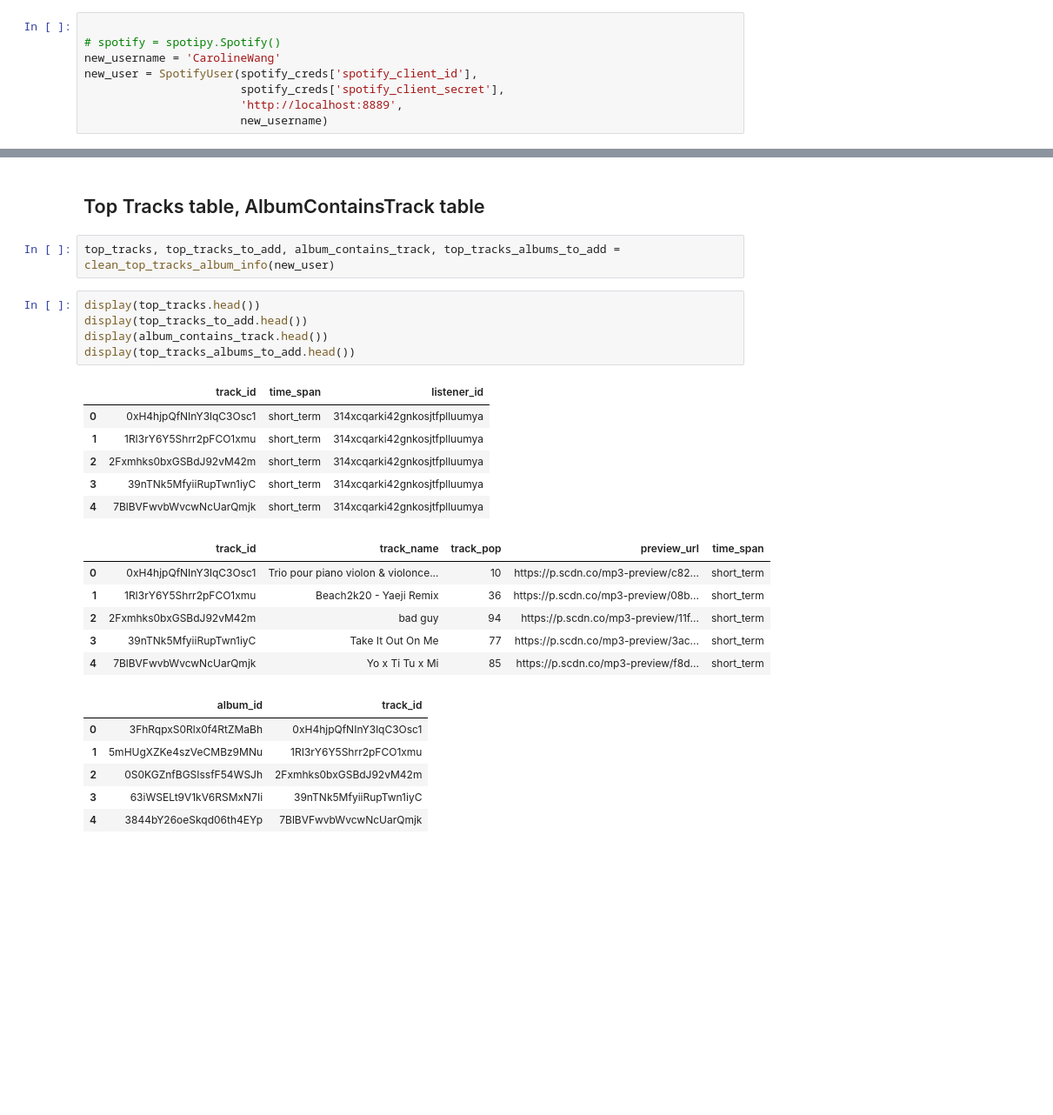
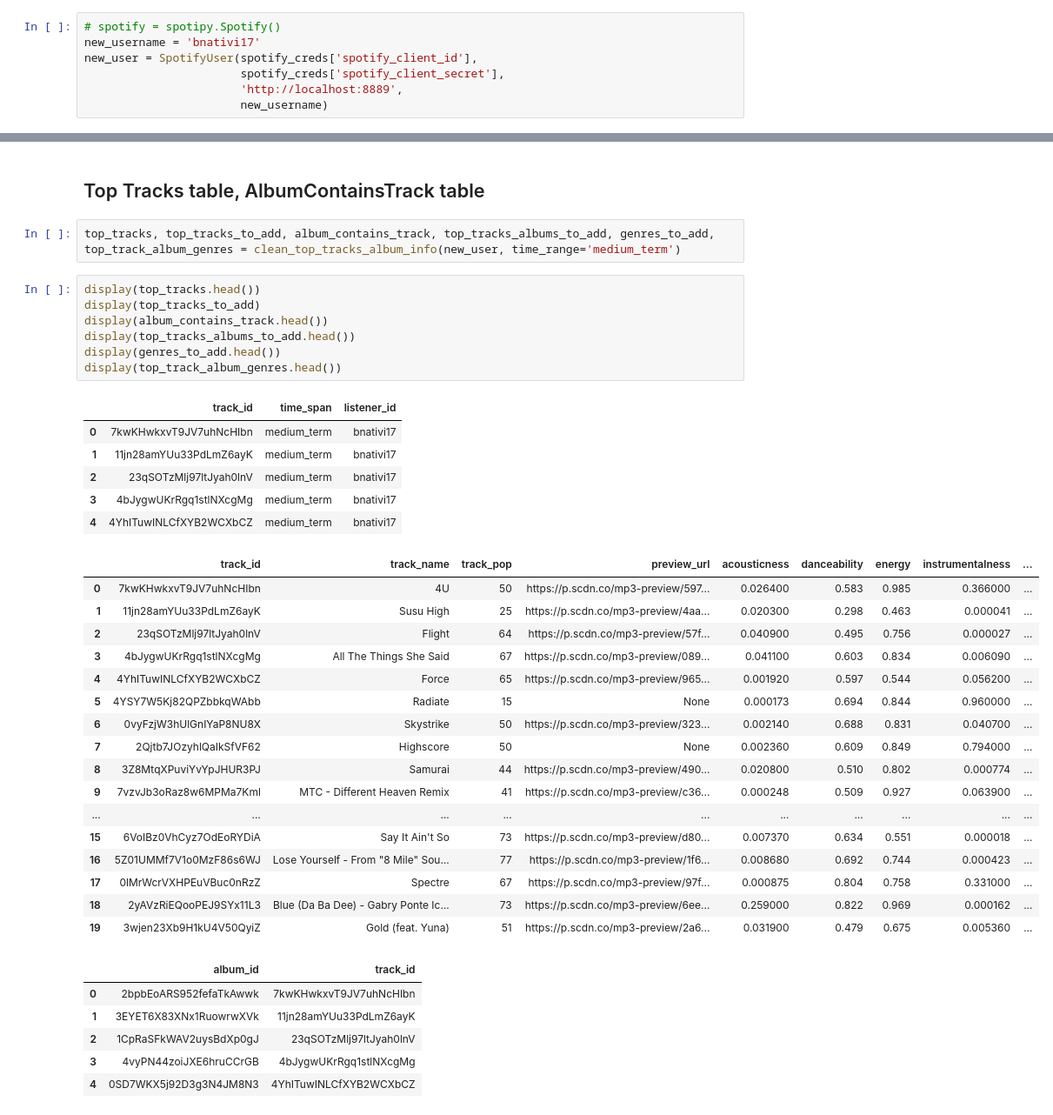
Before and after one commit to CS-316-Group/Project, a Jupyter notebook: notebooks/Spotify Data Cleaning Example.ipynb, the cells around one changed output, grey strips where cells are left out. Shown at 87% size. Saved outputs shown, nothing was run; the diff lists cells and outputs as text; blank space fills up the shorter version.

Commit message:
Genre and audio features data cleaning

```diff
--- a/notebooks/Spotify Data Cleaning Example.ipynb
+++ b/notebooks/Spotify Data Cleaning Example.ipynb
@@ -18,9 +18,8 @@ Current working directory is now:  C:\Users\Caroline Wang\OneDrive\Duke\Senior Y
 # %% [markdown]
 ## Example of pulling Spotify API data using Spotipy
 # %%
-
 # spotify = spotipy.Spotify()
-new_username = 'CarolineWang'
+new_username = 'bnativi17'
 new_user = SpotifyUser(spotify_creds['spotify_client_id'],
                        spotify_creds['spotify_client_secret'],
                        'http://localhost:8889',
@@ -58,28 +141,41 @@ display(top_track_created_by.head())
 # %% [markdown]
 ## Top Tracks table, AlbumContainsTrack table
 # %%
-top_tracks, top_tracks_to_add, album_contains_track, top_tracks_albums_to_add = clean_top_tracks_album_info(new_user)
+top_tracks, top_tracks_to_add, album_contains_track, top_tracks_albums_to_add, genres_to_add, top_track_album_genres = clean_top_tracks_album_info(new_user, time_range='medium_term')
 # %%
 display(top_tracks.head())
-display(top_tracks_to_add.head())
+display(top_tracks_to_add)
 display(album_contains_track.head())
 display(top_tracks_albums_to_add.head())
+display(genres_to_add.head())
+display(top_track_album_genres.head())
 # %% [output]
 |  | track_id | time_span | listener_id |
-| 0 | 0xH4hjpQfNInY3lqC3Osc1 | short_term | 314xcqarki42gnkosjtfplluumya |
-| 1 | 1RI3rY6Y5Shrr2pFCO1xmu | short_term | 314xcqarki42gnkosjtfplluumya |
-| 2 | 2Fxmhks0bxGSBdJ92vM42m | short_term | 314xcqarki42gnkosjtfplluumya |
-| 3 | 39nTNk5MfyiiRupTwn1iyC | short_term | 314xcqarki42gnkosjtfplluumya |
-| 4 | 7BlBVFwvbWvcwNcUarQmjk | short_term | 314xcqarki42gnkosjtfplluumya |
+| 0 | 7kwKHwkxvT9JV7uhNcHIbn | medium_term | bnativi17 |
+| 1 | 11jn28amYUu33PdLmZ6ayK | medium_term | bnativi17 |
+| 2 | 23qSOTzMlj97ltJyah0lnV | medium_term | bnativi17 |
+| 3 | 4bJygwUKrRgq1stlNXcgMg | medium_term | bnativi17 |
+| 4 | 4YhITuwINLCfXYB2WCXbCZ | medium_term | bnativi17 |
-|  | track_id | track_name | track_pop | preview_url | time_span |
-| 0 | 0xH4hjpQfNInY3lqC3Osc1 | Trio pour piano violon & violonce... | 10 | https://p.scdn.co/mp3-preview/c82... | short_term |
-| 1 | 1RI3rY6Y5Shrr2pFCO1xmu | Beach2k20 - Yaeji Remix | 36 | https://p.scdn.co/mp3-preview/08b... | short_term |
-| 2 | 2Fxmhks0bxGSBdJ92vM42m | bad guy | 94 | https://p.scdn.co/mp3-preview/11f... | short_term |
-| 3 | 39nTNk5MfyiiRupTwn1iyC | Take It Out On Me | 77 | https://p.scdn.co/mp3-preview/3ac... | short_term |
-| 4 | 7BlBVFwvbWvcwNcUarQmjk | Yo x Ti Tu x Mi | 85 | https://p.scdn.co/mp3-preview/f8d... | short_term |
+|  | track_id | track_name | track_pop | preview_url | acousticness | danceability | energy | instrumentalness | ... |
+| 0 | 7kwKHwkxvT9JV7uhNcHIbn | 4U | 50 | https://p.scdn.co/mp3-preview/597... | 0.026400 | 0.583 | 0.985 | 0.366000 | ... |
+| 1 | 11jn28amYUu33PdLmZ6ayK | Susu High | 25 | https://p.scdn.co/mp3-preview/4aa... | 0.020300 | 0.298 | 0.463 | 0.000041 | ... |
+| 2 | 23qSOTzMlj97ltJyah0lnV | Flight | 64 | https://p.scdn.co/mp3-preview/57f... | 0.040900 | 0.495 | 0.756 | 0.000027 | ... |
+| 3 | 4bJygwUKrRgq1stlNXcgMg | All The Things She Said | 67 | https://p.scdn.co/mp3-preview/089... | 0.041100 | 0.603 | 0.834 | 0.006090 | ... |
+| 4 | 4YhITuwINLCfXYB2WCXbCZ | Force | 65 | https://p.scdn.co/mp3-preview/965... | 0.001920 | 0.597 | 0.544 | 0.056200 | ... |
+| 5 | 4YSY7W5Kj82QPZbbkqWAbb | Radiate | 15 | None | 0.000173 | 0.694 | 0.844 | 0.960000 | ... |
+| 6 | 0vyFzjW3hUlGnIYaP8NU8X | Skystrike | 50 | https://p.scdn.co/mp3-preview/323... | 0.002140 | 0.688 | 0.831 | 0.040700 | ... |
+| 7 | 2Qjtb7JOzyhlQaIkSfVF62 | Highscore | 50 | None | 0.002360 | 0.609 | 0.849 | 0.794000 | ... |
+| 8 | 3Z8MtqXPuviYvYpJHUR3PJ | Samurai | 44 | https://p.scdn.co/mp3-preview/490... | 0.020800 | 0.510 | 0.802 | 0.000774 | ... |
+| 9 | 7vzvJb3oRaz8w6MPMa7Kml | MTC - Different Heaven Remix | 41 | https://p.scdn.co/mp3-preview/c36... | 0.000248 | 0.509 | 0.927 | 0.063900 | ... |
+| ... | ... | ... | ... | ... | ... | ... | ... | ... | ... |
+| 15 | 6VoIBz0VhCyz7OdEoRYDiA | Say It Ain't So | 73 | https://p.scdn.co/mp3-preview/d80... | 0.007370 | 0.634 | 0.551 | 0.000018 | ... |
+| 16 | 5Z01UMMf7V1o0MzF86s6WJ | Lose Yourself - From "8 Mile" Sou... | 77 | https://p.scdn.co/mp3-preview/1f6... | 0.008680 | 0.692 | 0.744 | 0.000423 | ... |
+| 17 | 0lMrWcrVXHPEuVBuc0nRzZ | Spectre | 67 | https://p.scdn.co/mp3-preview/97f... | 0.000875 | 0.804 | 0.758 | 0.331000 | ... |
+| 18 | 2yAVzRiEQooPEJ9SYx11L3 | Blue (Da Ba Dee) - Gabry Ponte Ic... | 73 | https://p.scdn.co/mp3-preview/6ee... | 0.259000 | 0.822 | 0.969 | 0.000162 | ... |
+| 19 | 3wjen23Xb9H1kU4V50QyiZ | Gold (feat. Yuna) | 51 | https://p.scdn.co/mp3-preview/2a6... | 0.031900 | 0.479 | 0.675 | 0.005360 | ... |
 |  | album_id | track_id |
-| 0 | 3FhRqpxS0Rlx0f4RtZMaBh | 0xH4hjpQfNInY3lqC3Osc1 |
-| 1 | 5mHUgXZKe4szVeCMBz9MNu | 1RI3rY6Y5Shrr2pFCO1xmu |
-| 2 | 0S0KGZnfBGSIssfF54WSJh | 2Fxmhks0bxGSBdJ92vM42m |
-| 3 | 63iWSELt9V1kV6RSMxN7Ii | 39nTNk5MfyiiRupTwn1iyC |
-| 4 | 3844bY26oeSkqd06th4EYp | 7BlBVFwvbWvcwNcUarQmjk |
+| 0 | 2bpbEoARS952fefaTkAwwk | 7kwKHwkxvT9JV7uhNcHIbn |
+| 1 | 3EYET6X83XNx1RuowrwXVk | 11jn28amYUu33PdLmZ6ayK |
+| 2 | 1CpRaSFkWAV2uysBdXp0gJ | 23qSOTzMlj97ltJyah0lnV |
+| 3 | 4vyPN44zoiJXE6hruCCrGB | 4bJygwUKrRgq1stlNXcgMg |
+| 4 | 0SD7WKX5j92D3g3N4JM8N3 | 4YhITuwINLCfXYB2WCXbCZ |
```
Also changed, not shown: parts of 10 cells of this notebook, 5 other files.
